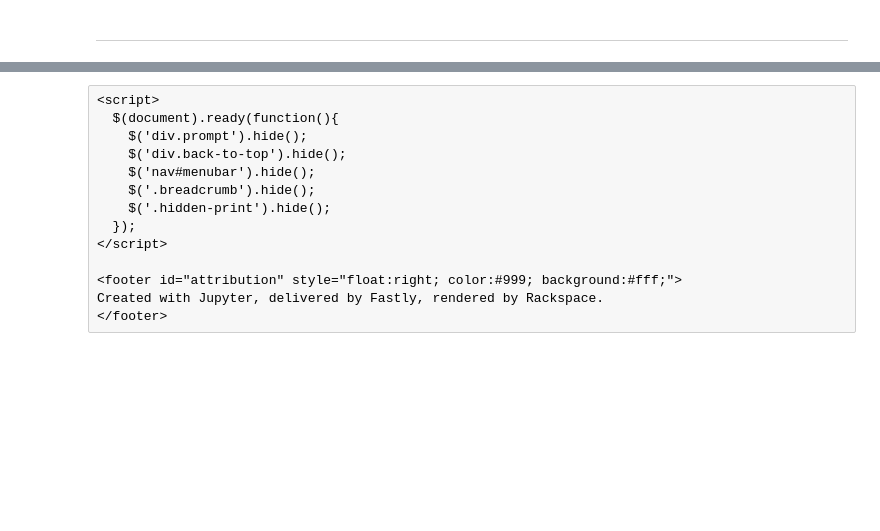
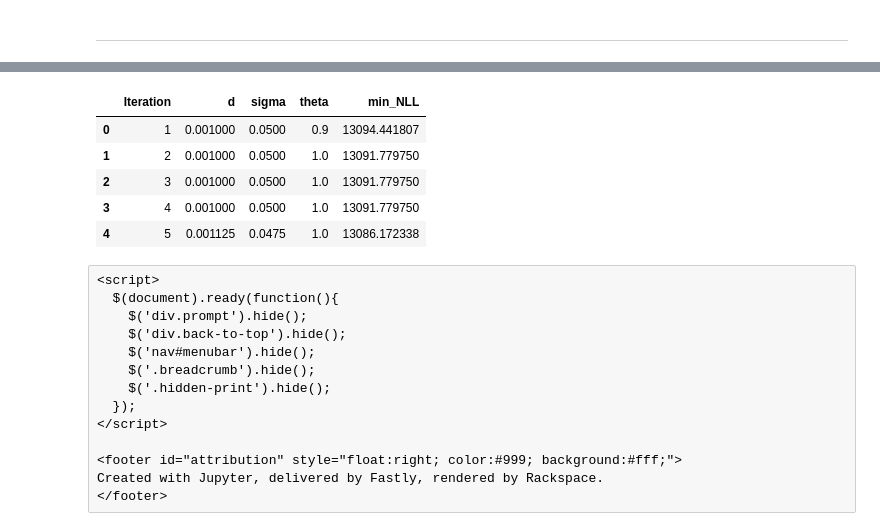
Before and after one commit to pradysepulveda/FF2018, a Jupyter notebook: aDDM_gridSearch_2019_Dislike_Inv_zScored.ipynb, the cells around one changed output, grey strips where cells are left out. Cells and saved outputs as stored; diff of their text form; code cells hidden in the pictures; blank space fills up the shorter version.

```diff
--- a/aDDM_gridSearch_2019_Dislike_Inv_zScored.ipynb
+++ b/aDDM_gridSearch_2019_Dislike_Inv_zScored.ipynb
@@ -213,7 +212,7 @@ Finished iterations!!
 # %%
 ## simulate last iteration
 
-trials_file_name2 = '/Users/pradyumna/Documents/GiTs/PF2019/InputData_aDDM/trial_conditions_parcode_zScore_test.csv'
+trials_file_name2 = '/Users/pradyumna/Documents/GiTs/FF2018/InputData_aDDM/trial_conditions_parcode_zScore.csv'
 
 
 params, NLL = addm_toolbox.addm_pta_mle_cont_lastSim.main(range_d, range_sigma, range_theta,
@@ -234,3 +443,12 @@ iteration_dataf
+# %%
+iteration_dataf
+# %% [output]
+|  | Iteration | d | sigma | theta | min_NLL |
+| 0 | 1 | 0.001000 | 0.0500 | 0.9 | 13094.441807 |
+| 1 | 2 | 0.001000 | 0.0500 | 1.0 | 13091.779750 |
+| 2 | 3 | 0.001000 | 0.0500 | 1.0 | 13091.779750 |
+| 3 | 4 | 0.001000 | 0.0500 | 1.0 | 13091.779750 |
+| 4 | 5 | 0.001125 | 0.0475 | 1.0 | 13086.172338 |
 # %% [raw]
 <script>
   $(document).ready(function(){
```
Also changed, not shown: parts of 11 cells of this notebook, 21 other files.
